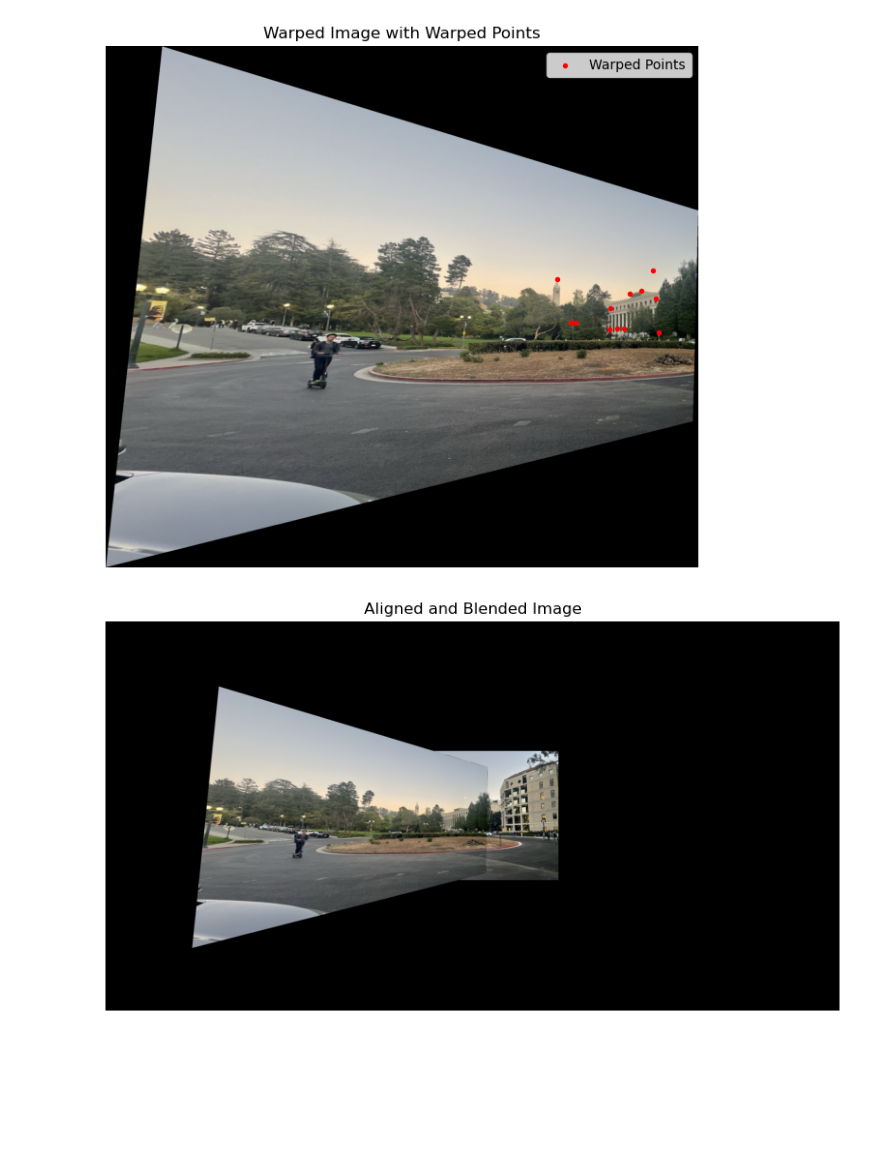
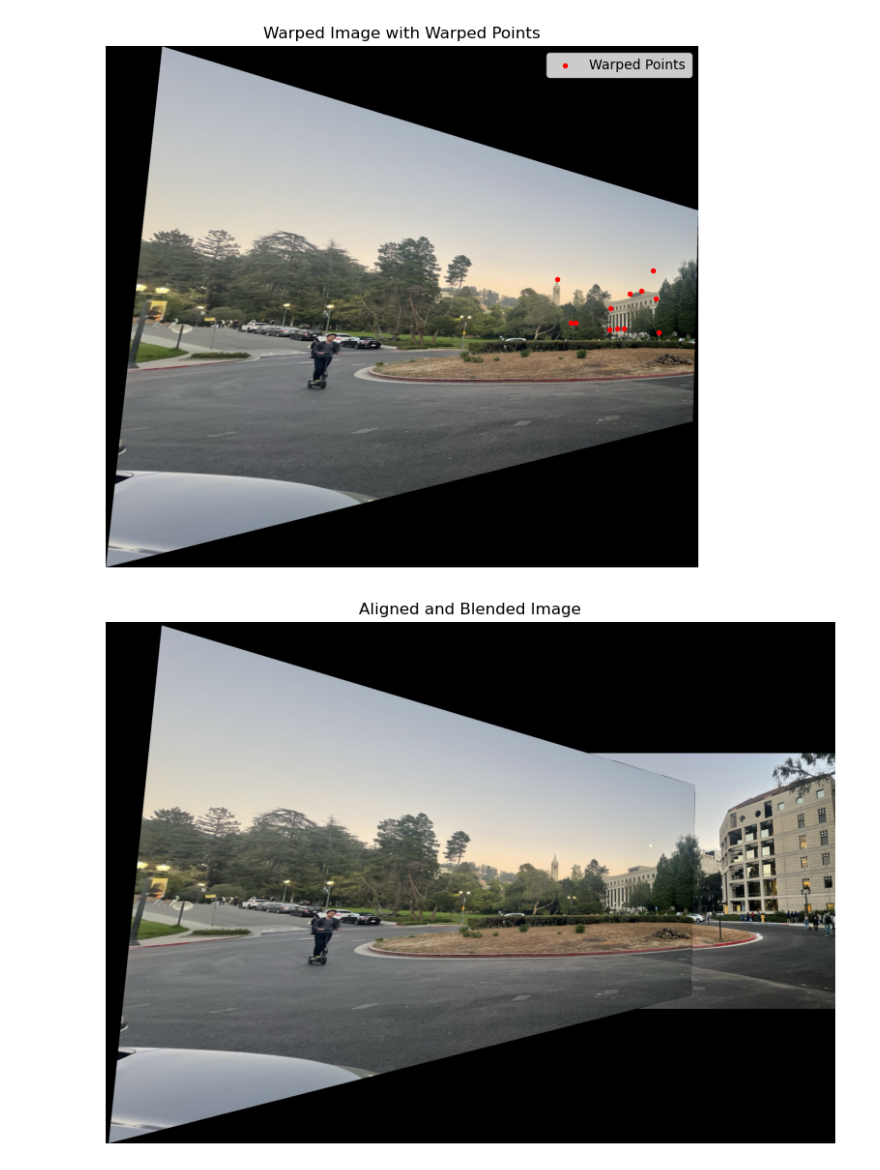
Before and after one commit to filipbagen/cs-180, a Jupyter notebook: p4-image-warping-and-mosaicing/code/main.ipynb, the cells around one changed output. Saved outputs shown, nothing was run; the diff lists cells and outputs as text; code cells hidden in the pictures; blank space fills up the shorter version.

Commit message:
Refactor image warping and mosaicing process

```diff
--- a/p4-image-warping-and-mosaicing/code/main.ipynb
+++ b/p4-image-warping-and-mosaicing/code/main.ipynb
@@ -255,46 +255,60 @@ def alignAndBlendImages(warped_im, panorama_right, warped_points, target_points,
     # Step 6: Apply the affine transformation to the warped image
     height, width = panorama_right.shape[:2]
 
-    # Ensure the canvas size is large enough to fit both images
-    canvas_width = max(width, width - min_x) * 2
-    canvas_height = max(height, height - min_y) * 2
+    # Calculate the bounding box of the transformed warped image
+    corners = np.array([
+        [0, 0],
+        [warped_im.shape[1], 0],
+        [warped_im.shape[1], warped_im.shape[0]],
+        [0, warped_im.shape[0]]
+    ])
+    transformed_corners = cv2.transform(np.array([corners], dtype=np.float32), transformation_matrix)[0]
+
+    min_x_transformed = min(transformed_corners[:, 0])
+    max_x_transformed = max(transformed_corners[:, 0])
+    min_y_transformed = min(transformed_corners[:, 1])
+    max_y_transformed = max(transformed_corners[:, 1])
+
+    # Calculate the size of the canvas
+    canvas_width = int(max(max_x_transformed, width) - min(min_x_transformed, 0))
+    canvas_height = int(max(max_y_transformed, height) - min(min_y_transformed, 0))
 
     # Create a larger canvas for the warped image
     aligned_image = cv2.warpAffine(warped_im, transformation_matrix, (canvas_width, canvas_height))
 
     # Step 7: Overlay the aligned image over the target image (panorama_right)
     result_image = np.zeros((canvas_height, canvas_width, 3), dtype=np.uint8)
-    center_x = (canvas_width - width) // 2
-    center_y = (canvas_height - height) // 2
-    result_image[center_y:center_y + height, center_x:center_x + width] = panorama_right  # Add the base image
+    offset_x = int(-min(min_x_transformed, 0))
+    offset_y = int(-min(min_y_transformed, 0))
+    result_image[offset_y:offset_y + height, offset_x:offset_x + width] = panorama_right  # Add the base image
 
     # Adjust the translation for the warped image to be centered
-    translation_x_centered = translation_x + center_x
-    translation_y_centered = translation_y + center_y
+    translation_x_centered = translation_x + offset_x
+    translation_y_centered = translation_y + offset_y
 
     # Update the transformation matrix with the centered translation
     transformation_matrix_centered = np.array([
         [scale * np.cos(rotation_angle), -scale * np.sin(rotation_angle), translation_x_centered],
         [scale * np.sin(rotation_angle),  scale * np.cos(rotation_angle), translation_y_centered]
     ])
 
     # Apply the centered affine transformation to the warped image
     aligned_image_centered = cv2.warpAffine(warped_im, transformation_matrix_centered, (canvas_width, canvas_height))
 
     # Overlay the aligned warped image
     non_black_mask = (aligned_image_centered > 0)  # Non-black pixels mask
     result_image[non_black_mask] = aligned_image_centered[non_black_mask]
 
     return result_image
 
 # Align and blend the images
 result_image = alignAndBlendImages(warped_left, panorama_right, warped_points, im2_points, min_x, min_y)
 
 # Display the result
 plt.figure(figsize=(10, 7))
 plt.imshow(result_image)
 plt.title('Aligned and Blended Image')
 plt.axis('off')
 plt.show()
 # %% [output]
-[figure, old version]
+[figure, new version]
```
